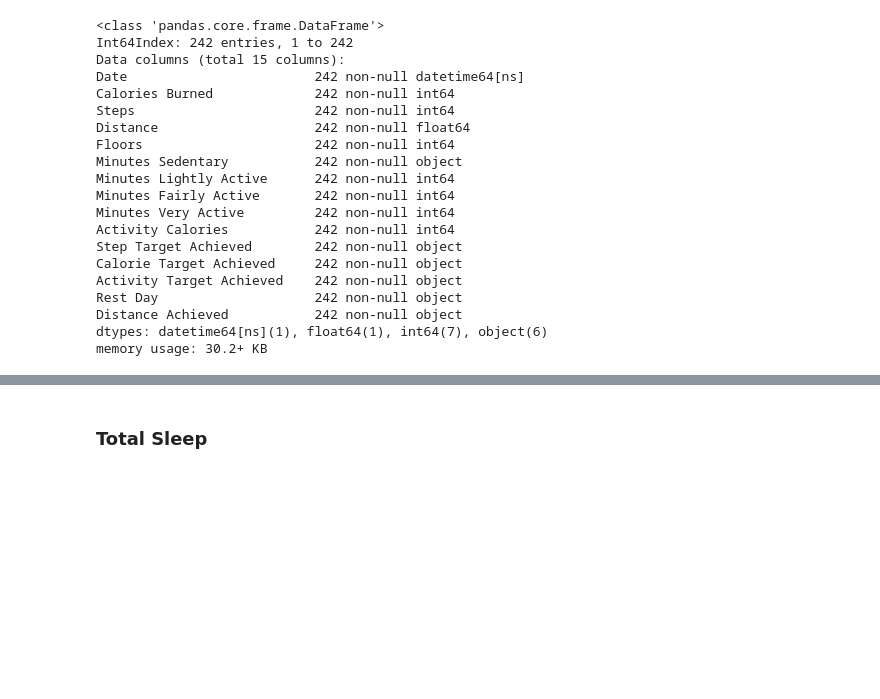
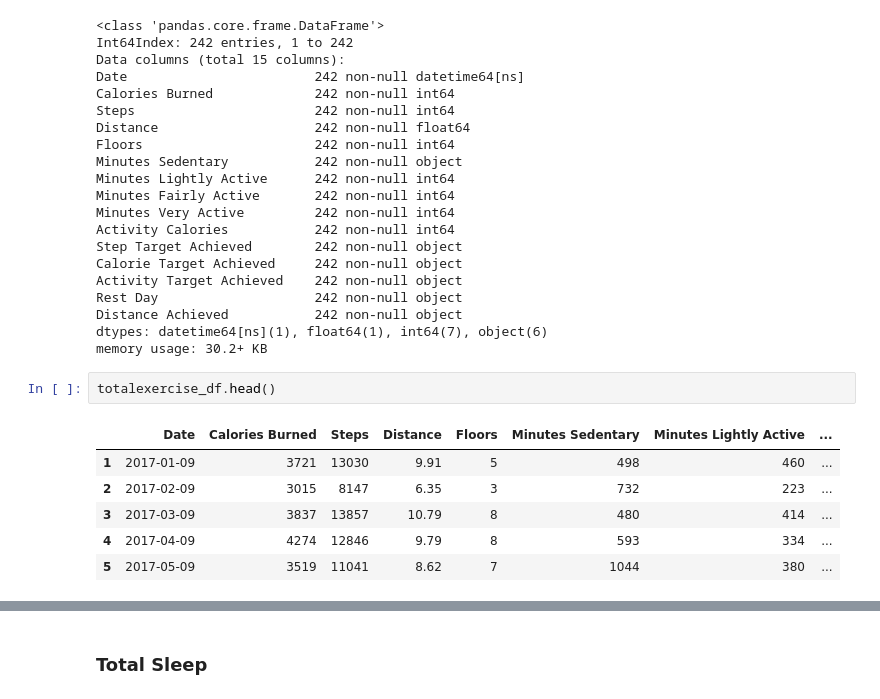
Before and after one commit to willvelida/mydata, a Jupyter notebook: jupyter notebooks/My Data Analysis Jan-Mar 2018.ipynb, the cells around one changed output, grey strips where cells are left out. Cells and saved outputs as stored; diff of their text form; blank space fills up the shorter version.

Commit message:
Completed data wrangling for total exercise to cover Jan-Mar 2018 period

```diff
--- a/jupyter notebooks/My Data Analysis Jan-Mar 2018.ipynb
+++ b/jupyter notebooks/My Data Analysis Jan-Mar 2018.ipynb
@@ -238,3 +238,12 @@ Rest Day                    242 non-null object
 Distance Achieved           242 non-null object
 dtypes: datetime64[ns](1), float64(1), int64(7), object(6)
 memory usage: 30.2+ KB
+# %%
+totalexercise_df.head()
+# %% [output]
+|  | Date | Calories Burned | Steps | Distance | Floors | Minutes Sedentary | Minutes Lightly Active | ... |
+| 1 | 2017-01-09 | 3721 | 13030 | 9.91 | 5 | 498 | 460 | ... |
+| 2 | 2017-02-09 | 3015 | 8147 | 6.35 | 3 | 732 | 223 | ... |
+| 3 | 2017-03-09 | 3837 | 13857 | 10.79 | 8 | 480 | 414 | ... |
+| 4 | 2017-04-09 | 4274 | 12846 | 9.79 | 8 | 593 | 334 | ... |
+| 5 | 2017-05-09 | 3519 | 11041 | 8.62 | 7 | 1044 | 380 | ... |
```
Also changed, not shown: parts of 3 cells of this notebook.
